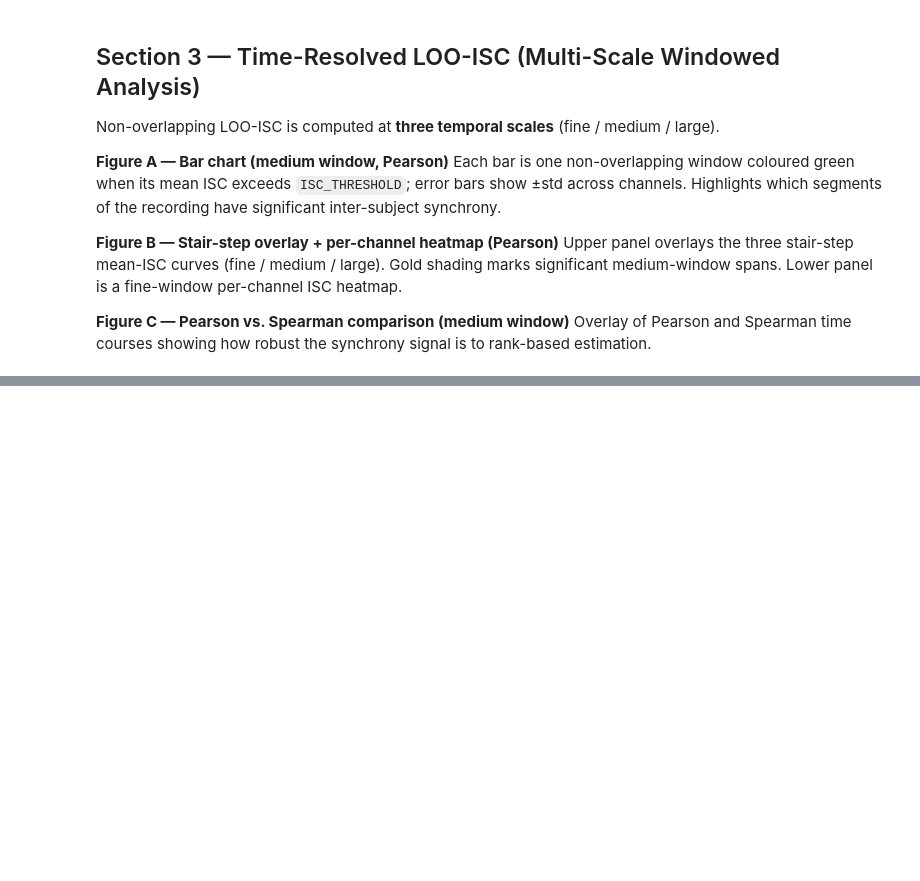
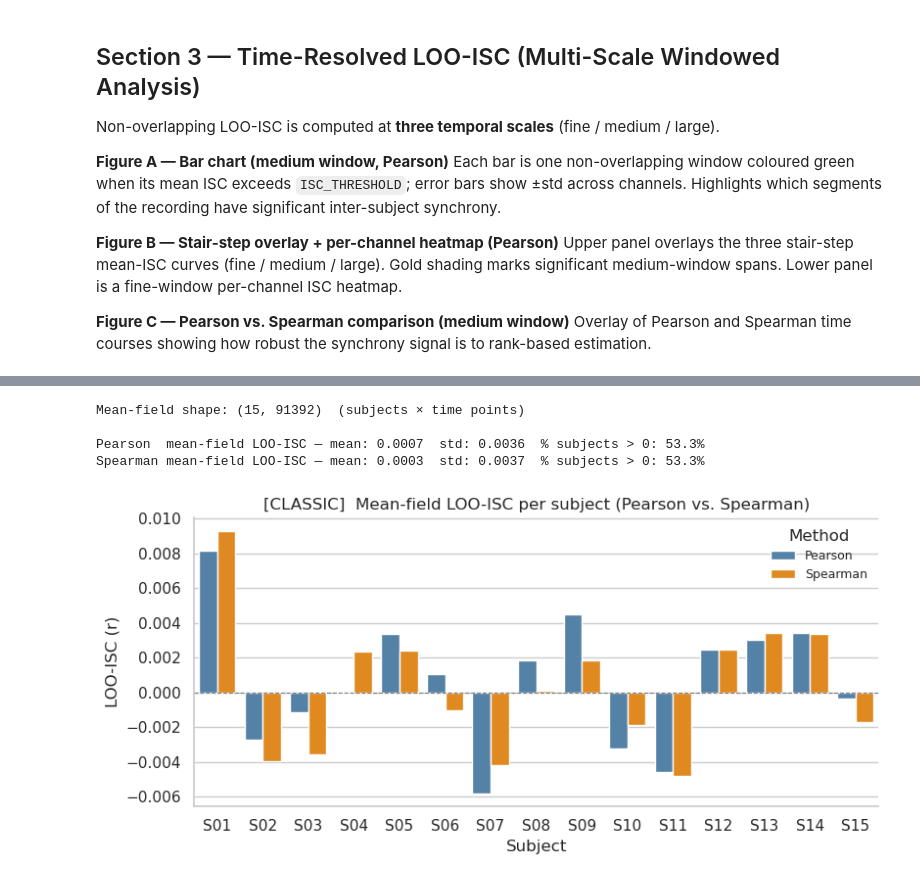
Before and after one commit to dbeinhauer/psilocybin-eeg, a Jupyter notebook: notebooks/02-isc-broadband-analysis/isc_broadband.ipynb, the cells around one changed output, grey strips where cells are left out. Saved outputs shown, nothing was run; the diff lists cells and outputs as text; code cells hidden in the pictures; blank space fills up the shorter version.

```diff
--- a/notebooks/02-isc-broadband-analysis/isc_broadband.ipynb
+++ b/notebooks/02-isc-broadband-analysis/isc_broadband.ipynb
@@ -623,0 +695,56 @@ print(f"\nCorrelation between Pearson and Spearman LOO-ISC time courses: r = {co
+# %%
+# ── Mean-field: average raw signal across all electrodes ──────────────────
+# data: (n_subjects, n_channels, n_times) → mean_field: (n_subjects, n_times)
+mean_field = data.mean(axis=1)
+print(f"Mean-field shape: {mean_field.shape}  (subjects × time points)")
+
+# ── LOO-ISC on mean-field (Pearson + Spearman) ─────────────────────────────
+loo_mf_pearson = np.zeros(n_subjects)
+loo_mf_spearman = np.zeros(n_subjects)
+for s in range(n_subjects):
+    others = np.delete(mean_field, s, axis=0).mean(axis=0)
+    loo_mf_pearson[s] = float(np.corrcoef(mean_field[s], others)[0, 1])
+    loo_mf_spearman[s] = float(spearmanr(mean_field[s], others).statistic)
+
+print(
+    f"\nPearson  mean-field LOO-ISC — "
+    f"mean: {loo_mf_pearson.mean():.4f}  std: {loo_mf_pearson.std():.4f}  "
+    f"% subjects > 0: {(loo_mf_pearson > 0).mean() * 100:.1f}%"
+)
+print(
+    f"Spearman mean-field LOO-ISC — "
+    f"mean: {loo_mf_spearman.mean():.4f}  std: {loo_mf_spearman.std():.4f}  "
+    f"% subjects > 0: {(loo_mf_spearman > 0).mean() * 100:.1f}%"
+)
+
+# ── Per-subject bar chart ─────────────────────────────────────────────────
+df_mf = pd.DataFrame({
+    "subject": [f"S{i + 1:02d}" for i in range(n_subjects)] * 2,
+    "loo_isc": np.concatenate([loo_mf_pearson, loo_mf_spearman]),
+    "method": ["Pearson"] * n_subjects + ["Spearman"] * n_subjects,
+})
+
+fig_mf, ax_mf = plt.subplots(figsize=(max(8, n_subjects * 0.55), 4))
+sns.barplot(
+    data=df_mf, x="subject", y="loo_isc", hue="method",
+    palette={"Pearson": "steelblue", "Spearman": "darkorange"},
+    ax=ax_mf,
+)
+ax_mf.axhline(0, color="gray", ls="--", lw=0.8)
+ax_mf.set_xlabel("Subject")
+ax_mf.set_ylabel("LOO-ISC (r)")
+ax_mf.set_title(f"[{LABEL}]  Mean-field LOO-ISC per subject (Pearson vs. Spearman)")
+ax_mf.legend(frameon=False, fontsize=9, title="Method")
+sns.despine(fig=fig_mf)
+fig_mf.tight_layout()
+if SAVE_PLOTS:
+    fig_mf.savefig(
+        PLOTS_DIR / f"mf_loo_isc_per_subject_{LABEL}.png", dpi=150, bbox_inches="tight"
+    )
+plt.show()
+# %% [output]
+Mean-field shape: (15, 91392)  (subjects × time points)
+
+Pearson  mean-field LOO-ISC — mean: 0.0007  std: 0.0036  % subjects > 0: 53.3%
+Spearman mean-field LOO-ISC — mean: 0.0003  std: 0.0037  % subjects > 0: 53.3%
+[figure, added]
```
Also changed, not shown: parts of 10 cells of this notebook.
